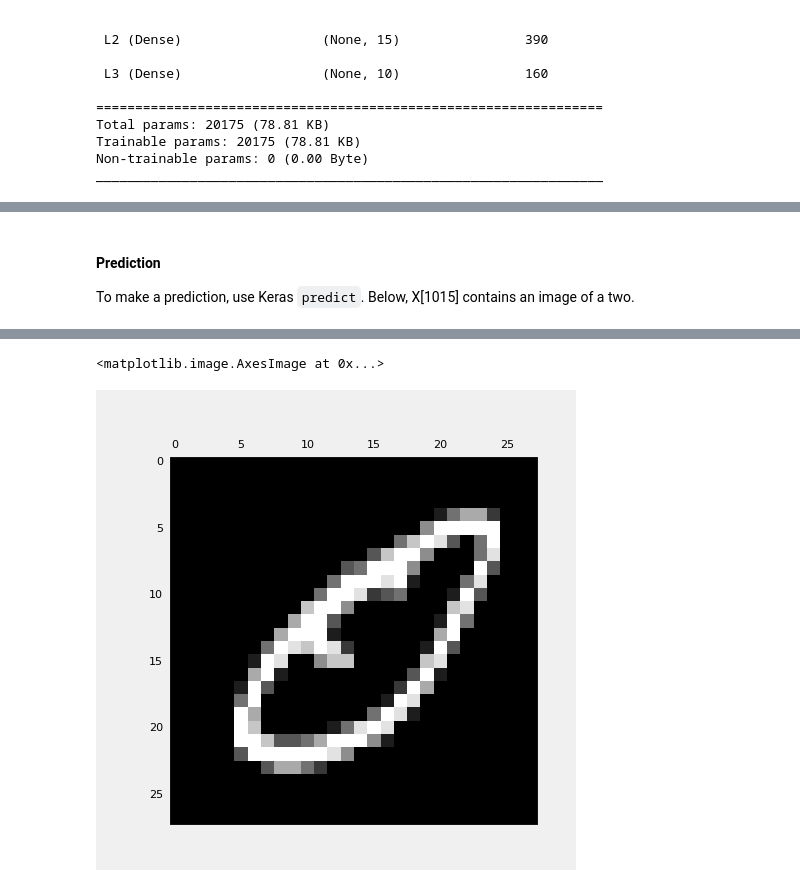
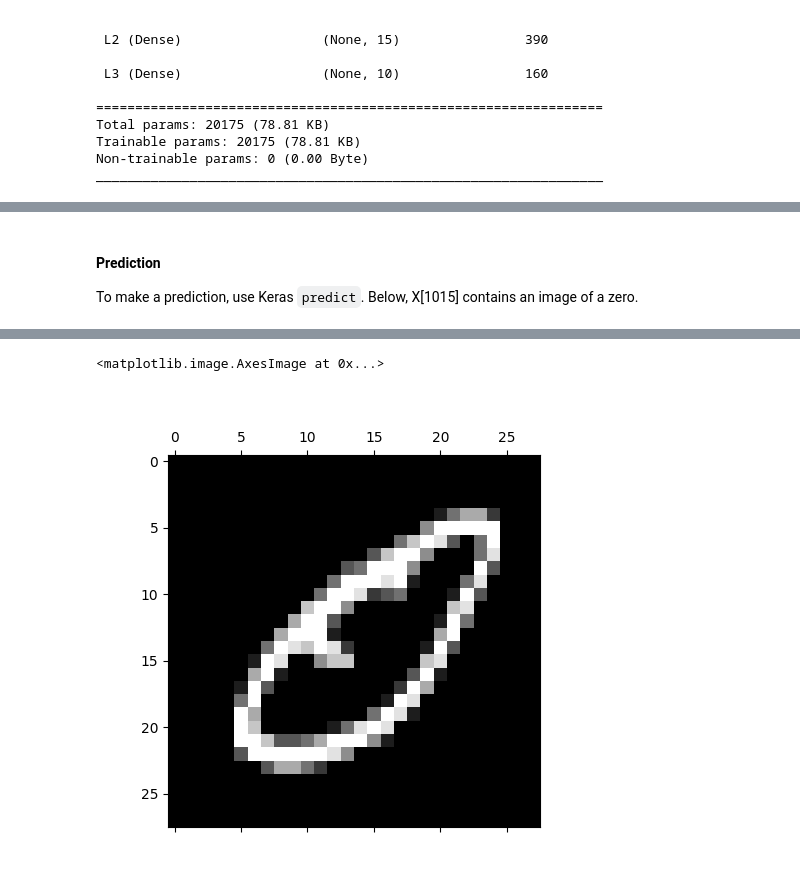
Before and after one commit to Roozeppe/Machine_Learning_Projects, a Jupyter notebook: MNIST/MNIST(NN).ipynb, the cells around one changed output, grey strips where cells are left out. Cells and saved outputs as stored; diff of their text form; code cells hidden in the pictures.

```diff
--- a/MNIST/MNIST(NN).ipynb
+++ b/MNIST/MNIST(NN).ipynb
@@ -5,18 +5,21 @@ import numpy as np
 import tensorflow as tf
 from tensorflow.keras.models import Sequential
 from tensorflow.keras.layers import Dense
-from tensorflow.keras.activations import linear, relu, sigmoid
+from tensorflow.keras.activations import linear, relu
+
 %matplotlib widget
 import matplotlib.pyplot as plt
-plt.style.use('./deeplearning.mplstyle')
+#plt.style.use('./deeplearning.mplstyle')
 
 import logging
 logging.getLogger("tensorflow").setLevel(logging.ERROR)
 tf.autograph.set_verbosity(0)
 
-from public_tests import *
+#from public_tests import *
 
-from autils import *
-from lab_utils_softmax import plt_softmax
+#from autils import *
+#from lab_utils_softmax import plt_softmax
 np.set_printoptions(precision=2)
+
+from sklearn.datasets import fetch_openml
 # %% [output]
@@ -74,6 +72,6 @@ model.compile(
 
 history = model.fit(
     X_train,y_train,
-    epochs=40
+    epochs=10
 )
 # %% [output]
@@ -146,16 +162,17 @@ plot_loss_tf(history)
 # %% [markdown]
 #### Prediction
-To make a prediction, use Keras `predict`. Below, X[1015] contains an image of a two.
+To make a prediction, use Keras `predict`. Below, X[1015] contains an image of a zero.
 # %%
-image_of_two = X[1015]
+image_of_zero = X[1015]
 # display_digit(image_of_two)
 
-prediction = model.predict(image_of_two.reshape(1,784))  # prediction
+prediction = model.predict(image_of_zero.reshape(1,784))  # prediction
+prediction = model.predict(image_of_zero.reshape(1,784))  # prediction
 
-print(f" predicting a Two: \n{prediction}")
+print(f" predicting a Zero: \n{prediction}")
 print(f" Largest Prediction index: {np.argmax(prediction)}")
 
 
-b = image_of_two.reshape(28, 28)
+b = image_of_zero.reshape(28, 28)
 plt.matshow(b, cmap='gray')
 # %% [output]
@@ -165,3 +183,3 @@ plt.matshow(b, cmap='gray')
  Largest Prediction index: 0
 <matplotlib.image.AxesImage at 0x...>
-[figure, old version]
+[figure, new version]
```
Also changed, not shown: parts of 8 cells of this notebook.
